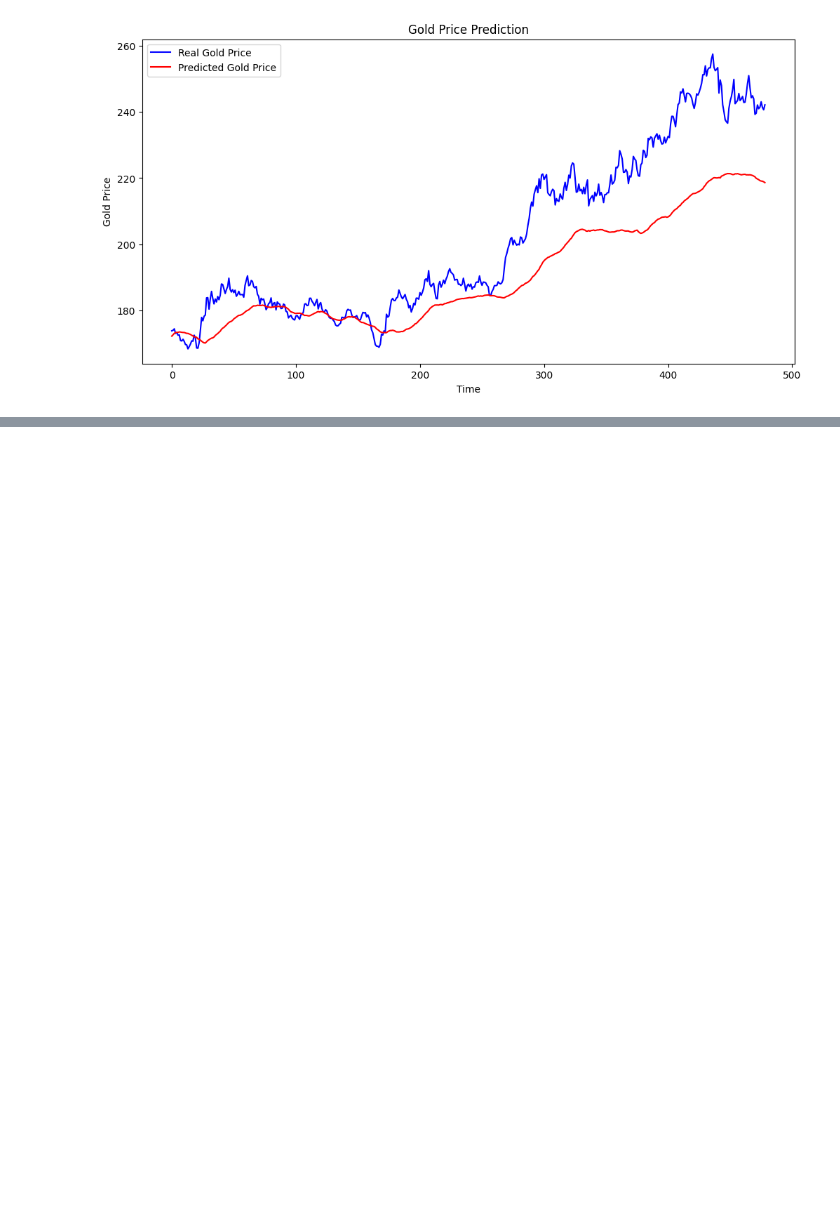
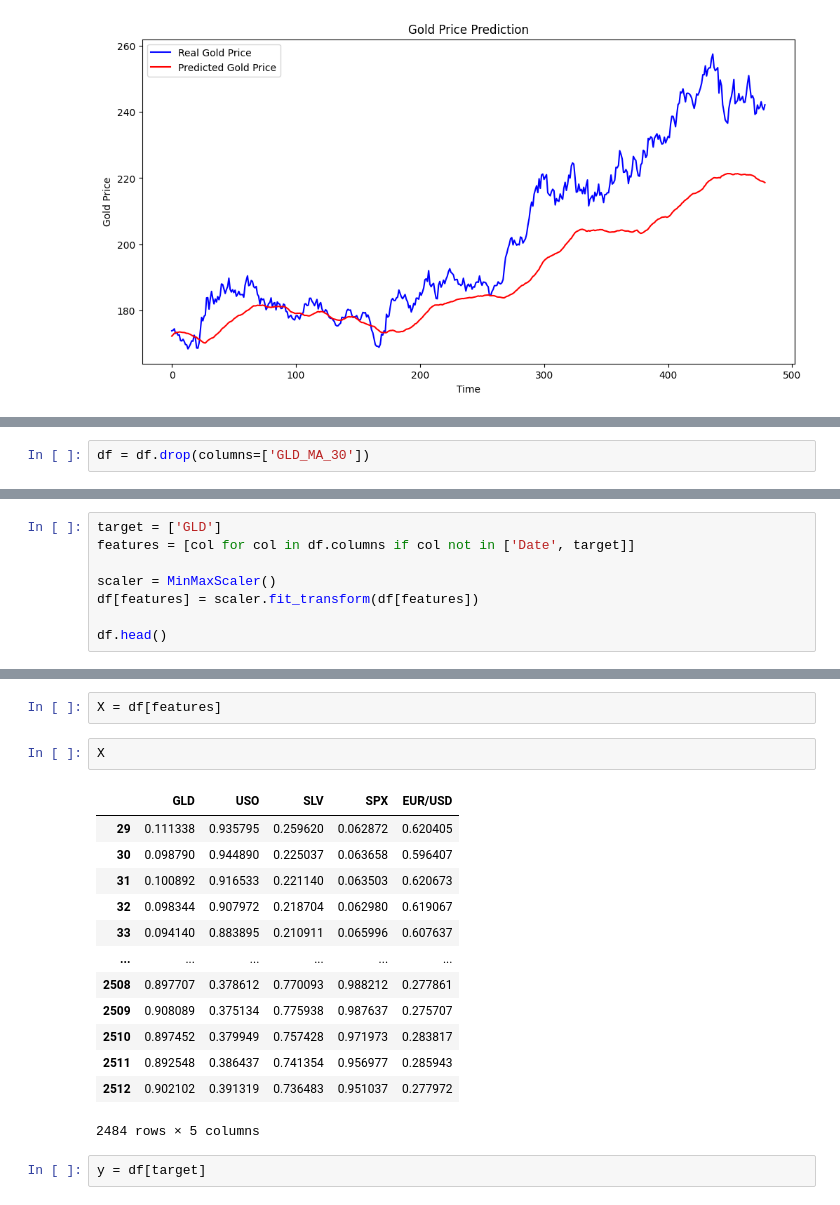
Before and after one commit to sejfovskienes/training_model, a Jupyter notebook: training/train9.ipynb, the cells around one changed output, grey strips where cells are left out. Cells and saved outputs as stored; diff of their text form; blank space fills up the shorter version.

```diff
--- a/training/train9.ipynb
+++ b/training/train9.ipynb
@@ -282,0 +304,2 @@ Final validation loss: 0.001211
+# %%
+df = df.drop(columns=['GLD_MA_30'])
@@ -282,0 +322,8 @@ Final validation loss: 0.001211
+# %%
+target = ['GLD']
+features = [col for col in df.columns if col not in ['Date', target]]
+
+scaler = MinMaxScaler()
+df[features] = scaler.fit_transform(df[features])
+
+df.head()
@@ -282,0 +337,20 @@ Final validation loss: 0.001211
+# %%
+X = df[features]
+# %%
+X
+# %% [output]
+|  | GLD | USO | SLV | SPX | EUR/USD |
+| 29 | 0.111338 | 0.935795 | 0.259620 | 0.062872 | 0.620405 |
+| 30 | 0.098790 | 0.944890 | 0.225037 | 0.063658 | 0.596407 |
+| 31 | 0.100892 | 0.916533 | 0.221140 | 0.063503 | 0.620673 |
+| 32 | 0.098344 | 0.907972 | 0.218704 | 0.062980 | 0.619067 |
+| 33 | 0.094140 | 0.883895 | 0.210911 | 0.065996 | 0.607637 |
+| ... | ... | ... | ... | ... | ... |
+| 2508 | 0.897707 | 0.378612 | 0.770093 | 0.988212 | 0.277861 |
+| 2509 | 0.908089 | 0.375134 | 0.775938 | 0.987637 | 0.275707 |
+| 2510 | 0.897452 | 0.379949 | 0.757428 | 0.971973 | 0.283817 |
+| 2511 | 0.892548 | 0.386437 | 0.741354 | 0.956977 | 0.285943 |
+| 2512 | 0.902102 | 0.391319 | 0.736483 | 0.951037 | 0.277972 |
+2484 rows × 5 columns
+# %%
+y = df[target]
```
Also changed, not shown: parts of 10 cells of this notebook.
